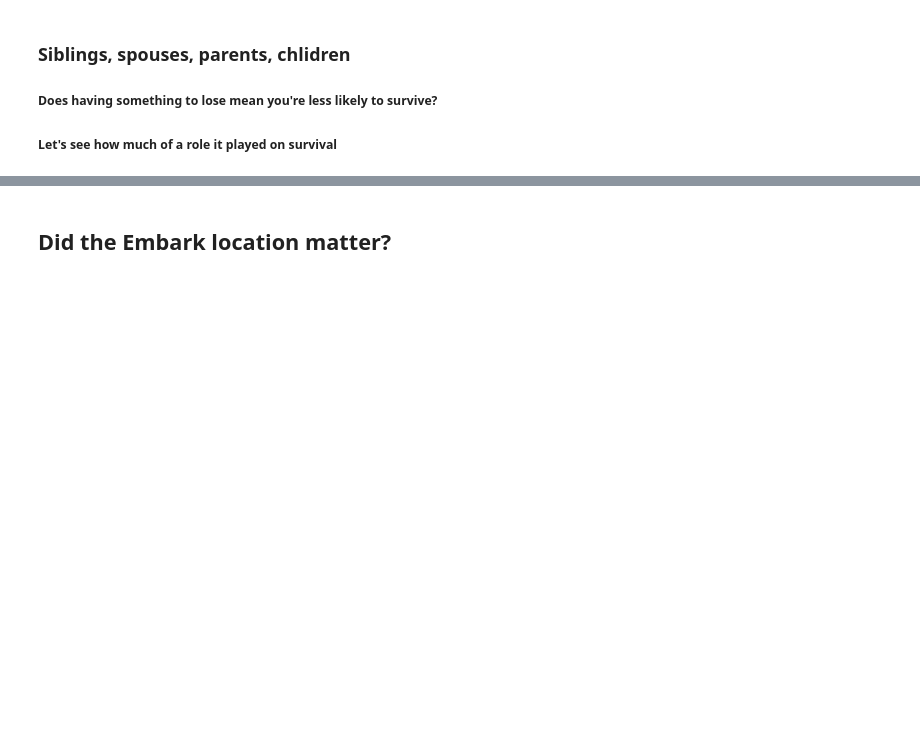
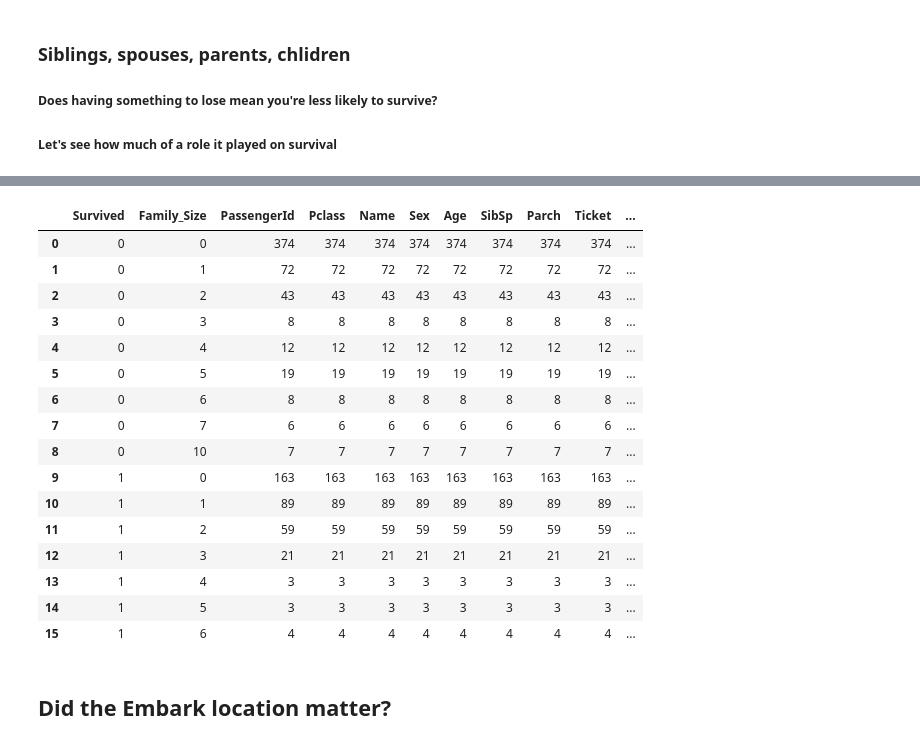
Before and after one commit to JustAnotherHeroRiding/KAGGLE-Titanic-Dataset, a Jupyter notebook: titanickagglenb.ipynb, the cells around one changed output, grey strips where cells are left out. Cells and saved outputs as stored; diff of their text form; code cells hidden in the pictures; blank space fills up the shorter version.

Commit message:
Improvements
Ran a logistic regression and created a title feature along with trimming features that weren't helpful like ticket_type
best score is 0.7799 so far

```diff
--- a/titanickagglenb.ipynb
+++ b/titanickagglenb.ipynb
@@ -549,2 +567,25 @@ df_train
+# %%
+#creating a family size column
+df_train['Family_Size'] = df_train['SibSp'] + df_train['Parch']
+df_test['Family_Size'] = df_test['SibSp'] + df_train['Parch']
+df_train.groupby(["Survived","Family_Size"],as_index=False).count()
+# %% [output]
+|  | Survived | Family_Size | PassengerId | Pclass | Name | Sex | Age | SibSp | Parch | Ticket | ... |
+| 0 | 0 | 0 | 374 | 374 | 374 | 374 | 374 | 374 | 374 | 374 | ... |
+| 1 | 0 | 1 | 72 | 72 | 72 | 72 | 72 | 72 | 72 | 72 | ... |
+| 2 | 0 | 2 | 43 | 43 | 43 | 43 | 43 | 43 | 43 | 43 | ... |
+| 3 | 0 | 3 | 8 | 8 | 8 | 8 | 8 | 8 | 8 | 8 | ... |
+| 4 | 0 | 4 | 12 | 12 | 12 | 12 | 12 | 12 | 12 | 12 | ... |
+| 5 | 0 | 5 | 19 | 19 | 19 | 19 | 19 | 19 | 19 | 19 | ... |
+| 6 | 0 | 6 | 8 | 8 | 8 | 8 | 8 | 8 | 8 | 8 | ... |
+| 7 | 0 | 7 | 6 | 6 | 6 | 6 | 6 | 6 | 6 | 6 | ... |
+| 8 | 0 | 10 | 7 | 7 | 7 | 7 | 7 | 7 | 7 | 7 | ... |
+| 9 | 1 | 0 | 163 | 163 | 163 | 163 | 163 | 163 | 163 | 163 | ... |
+| 10 | 1 | 1 | 89 | 89 | 89 | 89 | 89 | 89 | 89 | 89 | ... |
+| 11 | 1 | 2 | 59 | 59 | 59 | 59 | 59 | 59 | 59 | 59 | ... |
+| 12 | 1 | 3 | 21 | 21 | 21 | 21 | 21 | 21 | 21 | 21 | ... |
+| 13 | 1 | 4 | 3 | 3 | 3 | 3 | 3 | 3 | 3 | 3 | ... |
+| 14 | 1 | 5 | 3 | 3 | 3 | 3 | 3 | 3 | 3 | 3 | ... |
+| 15 | 1 | 6 | 4 | 4 | 4 | 4 | 4 | 4 | 4 | 4 | ... |
 # %% [markdown]
 ## Did the Embark location matter?
```
Also changed, not shown: parts of 16 cells of this notebook, 2 other files.
